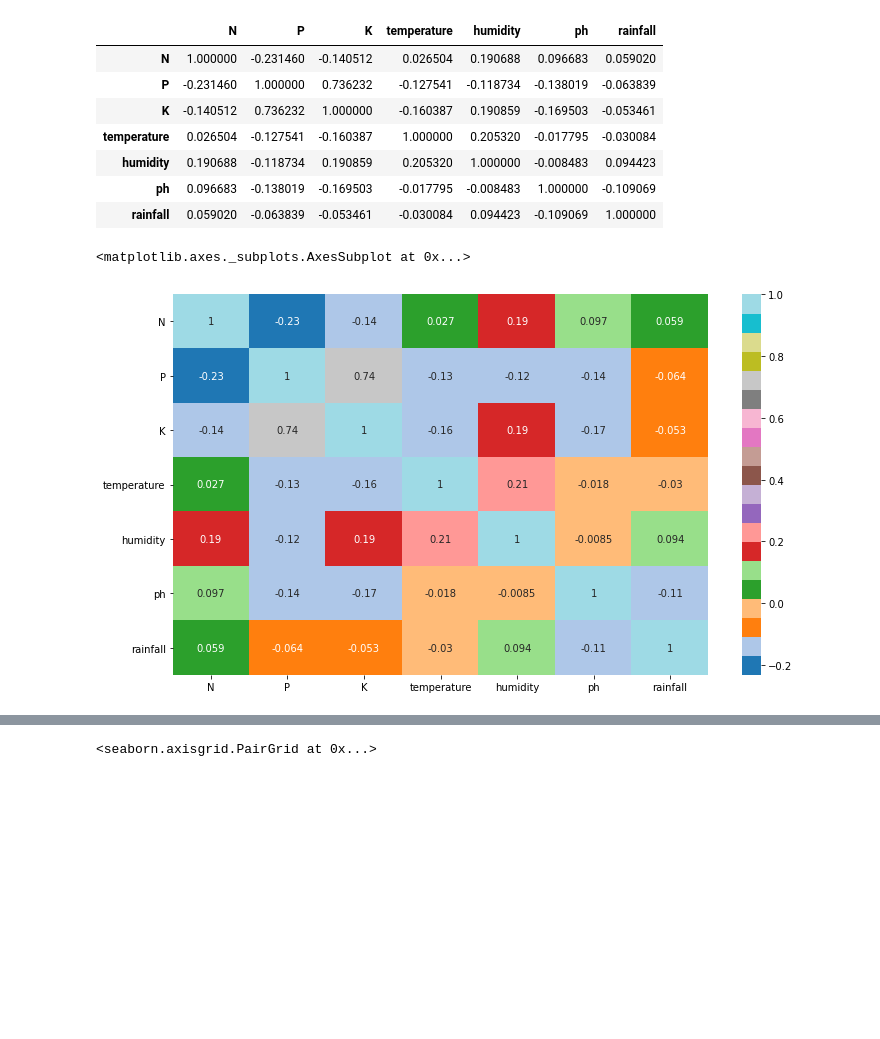
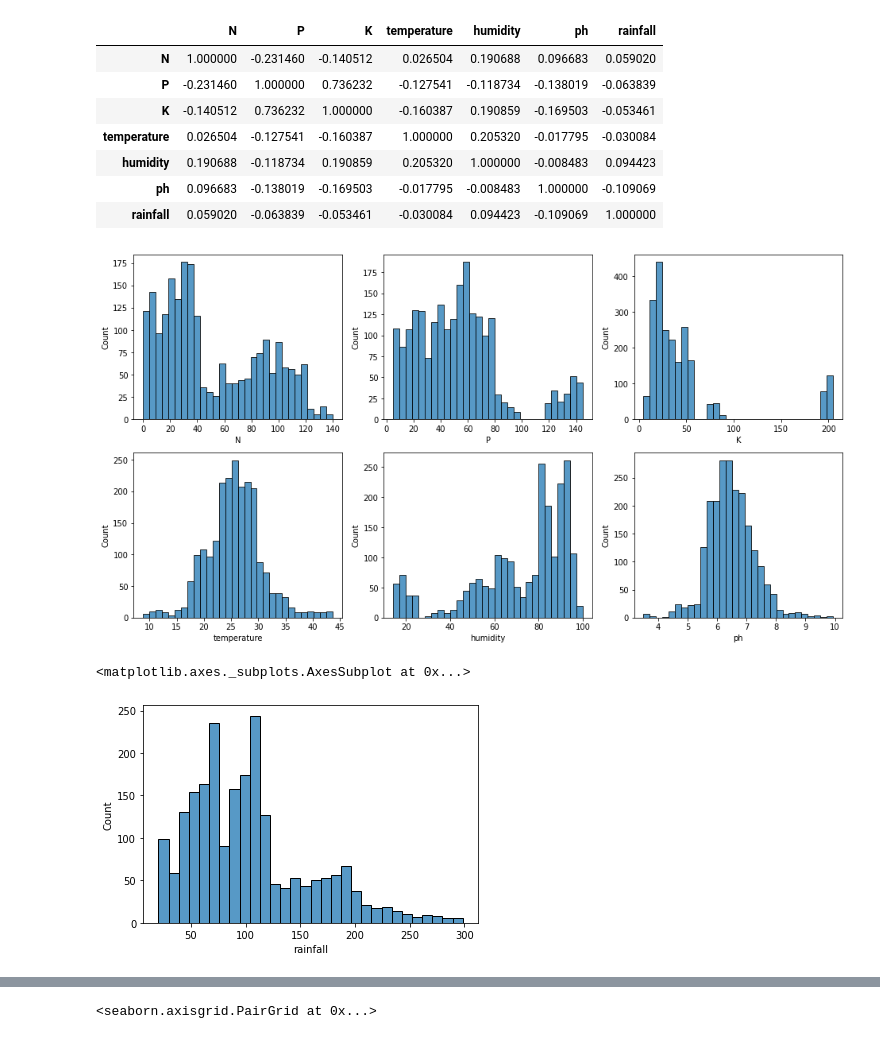
Before and after one commit to Sairam-04/Crop-Recommendation-System-Using-Deep-Learning, a Jupyter notebook: Crop_Recommendation.ipynb, the cells around one changed output, grey strips where cells are left out. Saved outputs shown, nothing was run; the diff lists cells and outputs as text; code cells hidden in the pictures; blank space fills up the shorter version.

```diff
--- a/Crop_Recommendation.ipynb
+++ b/Crop_Recommendation.ipynb
@@ -105,10 +124,19 @@ df.corr()
 | humidity | 0.190688 | -0.118734 | 0.190859 | 0.205320 | 1.000000 | -0.008483 | 0.094423 |
 | ph | 0.096683 | -0.138019 | -0.169503 | -0.017795 | -0.008483 | 1.000000 | -0.109069 |
 | rainfall | 0.059020 | -0.063839 | -0.053461 | -0.030084 | 0.094423 | -0.109069 | 1.000000 |
-# %%
-fig_dims = (12, 7)
-fig, ax = plt.subplots(figsize=fig_dims)
-sns.heatmap(df.corr(), annot=True, cmap='tab20',ax=ax )
-# %% [output]
-<matplotlib.axes._subplots.AxesSubplot at 0x...>
-[figure, removed]
+# %%
+columns = df.columns[:-1]
+plt.figure(figsize=(16,13))
+
+i=1
+for col in columns[:-1]:
+  plt.subplot(3,3,i)
+  sns.histplot(df[col], bins=30)
+  i+=1
+plt.show()
+
+sns.histplot(df[columns[-1]],bins=30)
+# %% [output]
+[figure, added]
+<matplotlib.axes._subplots.AxesSubplot at 0x...>
+[figure, added]
```
Also changed, not shown: parts of 54 cells of this notebook.
